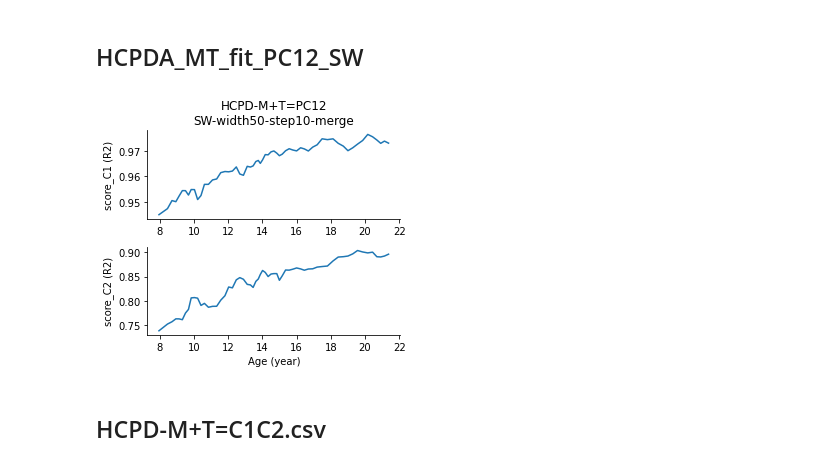
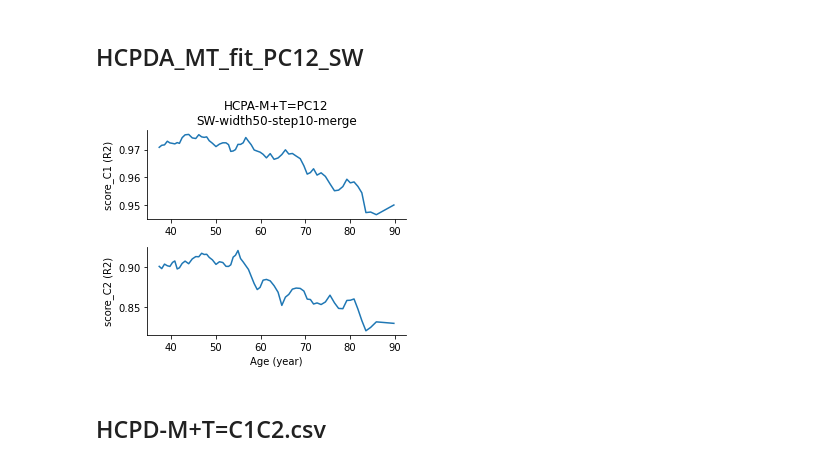
Before and after one commit to BNUCNL/nibrain, a Jupyter notebook: cxy_visual_dev/scripts/plot_line_bar.ipynb, the cells around one changed output. Saved outputs shown, nothing was run; the diff lists cells and outputs as text; code cells hidden in the pictures.

```diff
--- a/cxy_visual_dev/scripts/plot_line_bar.ipynb
+++ b/cxy_visual_dev/scripts/plot_line_bar.ipynb
@@ -774,22 +774,22 @@ plot_line(y, n_row=2, n_col=3, figsize=(7.5, 5), yerr=yerr, x=[ages_uniq]*n_col,
 # %% [markdown]
 ## HCPDA_MT_fit_PC12_SW
 # %%
-fname1 = 'HCPD-M+T=PC12'
+fname1 = 'HCPA-M+T=PC12'
 fname2 = 'SW-width50-step10-merge'
 figsize = (4.5, 4)
 out_file = pjoin(work_dir, f'{fname1}_{fname2}_score.jpg')
 
 fpath = pjoin(anal_dir, f'fit/{fname1}_{fname2}.pkl')
 data = pkl.load(open(fpath, 'rb'))
 labels = ['C1', 'C2']
 x = data['age in months'] / 12
 xs = [x, x]
 ys = [data[f'score_{i}'] for i in labels]
 ylabels = [f'score_{i} (R2)' for i in labels]
 plot_line(x=xs, y=ys, n_row=2, n_col=1, figsize=figsize, xlabel='Age (year)',
           ylabel=ylabels, title=f'{fname1}\n{fname2}', mode=out_file)
 # %% [output]
-[figure, old version]
+[figure, new version]
 # %% [markdown]
 ## HCPD-M+T=C1C2.csv
 # %% [markdown]
```
Also changed, not shown: 2 other files.
